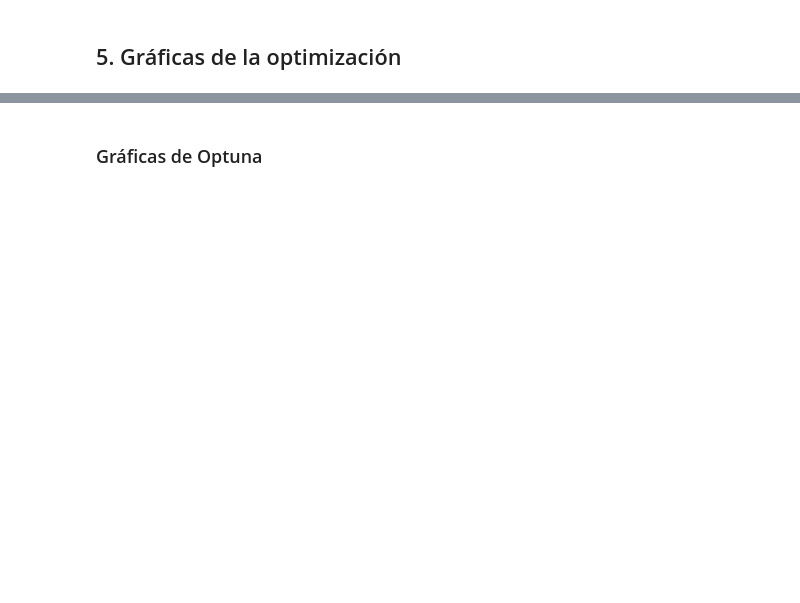
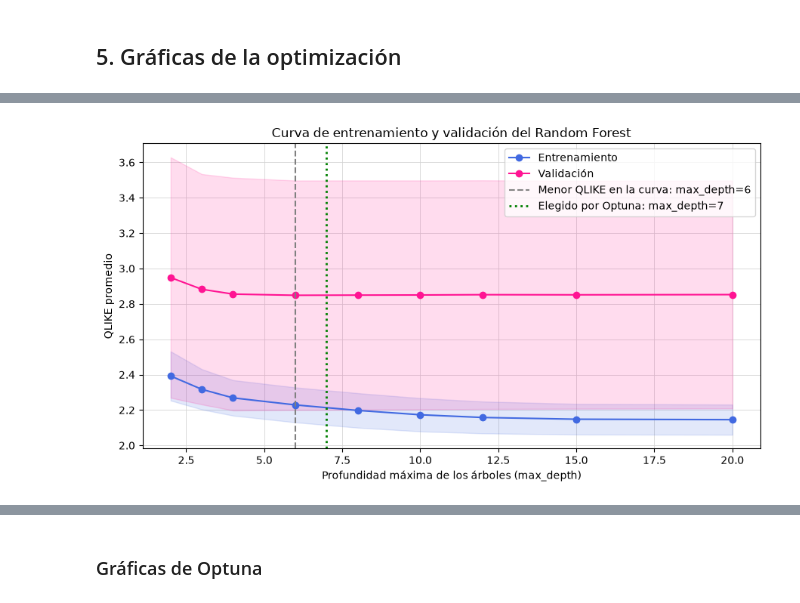
Before and after one commit to darlamai/proyecto_final_ml_wti, a Jupyter notebook: notebooks/06.random_forest.ipynb, the cells around one changed output, grey strips where cells are left out. Saved outputs shown, nothing was run; the diff lists cells and outputs as text; code cells hidden in the pictures; blank space fills up the shorter version.

Commit message:
feat: Se modelo con random forest con rezagos y se construyen las gráficas pertinentes, se incluye el cuaderno de comparación de modelos.

```diff
--- a/notebooks/06.random_forest.ipynb
+++ b/notebooks/06.random_forest.ipynb
@@ -100,0 +116,11 @@ k (feature selection): 16 | folds: 10
+# %%
+# Índices de entrenamiento y validación de cada fold (por fechas)
+CV = []
+for f in FOLDS.itertuples():
+    tr = np.where(rf.mascara(X.index, f.train_ini, f.train_fin))[0]
+    va = np.where(rf.mascara(X.index, f.val_ini, f.val_fin))[0]
+    CV.append((f.rep, f.fold, tr, va))
+
+for rep, fold, tr, va in CV:
+    print(f"R{rep}·F{fold}: train {X.index[tr[0]].date()} → {X.index[tr[-1]].date()} ({len(tr)}) | "
+          f"val {X.index[va[0]].date()} → {X.index[va[-1]].date()} ({len(va)})")
@@ -233,0 +312,70 @@ NameError: name 'optuna' is not defined
+# %%
+# Menor QLIKE de validación entre las profundidades evaluadas
+mejor_profundidad = resumen["qlike_val_mean"].idxmin()
+
+# Profundidad elegida por Optuna
+profundidad_optuna = best["max_depth"]
+# %%
+
+
+#plt.style.use("default")
+fig, ax = plt.subplots(figsize=(9, 5))
+
+
+ax.plot(
+    resumen.index, resumen["qlike_train_mean"],
+    "o-", color="royalblue", label="Entrenamiento"
+)
+ax.fill_between(
+    resumen.index,
+    resumen["qlike_train_mean"] - resumen["qlike_train_std"],
+    resumen["qlike_train_mean"] + resumen["qlike_train_std"],
+    color="royalblue", alpha=0.15
+)
+
+ax.plot(
+    resumen.index, resumen["qlike_val_mean"],
+    "o-", color="deeppink", label="Validación"
+)
+ax.fill_between(
+    resumen.index,
+    resumen["qlike_val_mean"] - resumen["qlike_val_std"],
+    resumen["qlike_val_mean"] + resumen["qlike_val_std"],
+    color="deeppink", alpha=0.15
+)
+
+ax.axvline(
+    mejor_profundidad,
+    color="gray",
+    linestyle="--",
+    label=f"Menor QLIKE en la curva: max_depth={mejor_profundidad}"
+)
+
+ax.axvline(
+    profundidad_optuna,
+    color="green",
+    linestyle=":",
+    linewidth=2,
+    label=f"Elegido por Optuna: max_depth={profundidad_optuna}"
+)
+
+ax.set_xlabel("Profundidad máxima de los árboles (max_depth)")
+ax.set_ylabel("QLIKE promedio")
+ax.set_title("Curva de entrenamiento y validación del Random Forest")
+
+ax.set_axisbelow(True)
+ax.grid(
+    True,
+    which="major",
+    axis="both",
+    color="lightgray",
+    linestyle="-",
+    linewidth=0.7,
+    alpha=0.8
+)
+ax.legend()
+plt.tight_layout()
+plt.savefig(FIG_DIR / "06_curva_train_validacion_max_depth.png", dpi=150)
+plt.show()
+# %% [output]
+[figure, added]
```
Also changed, not shown: parts of 39 cells of this notebook, 24 other files.
